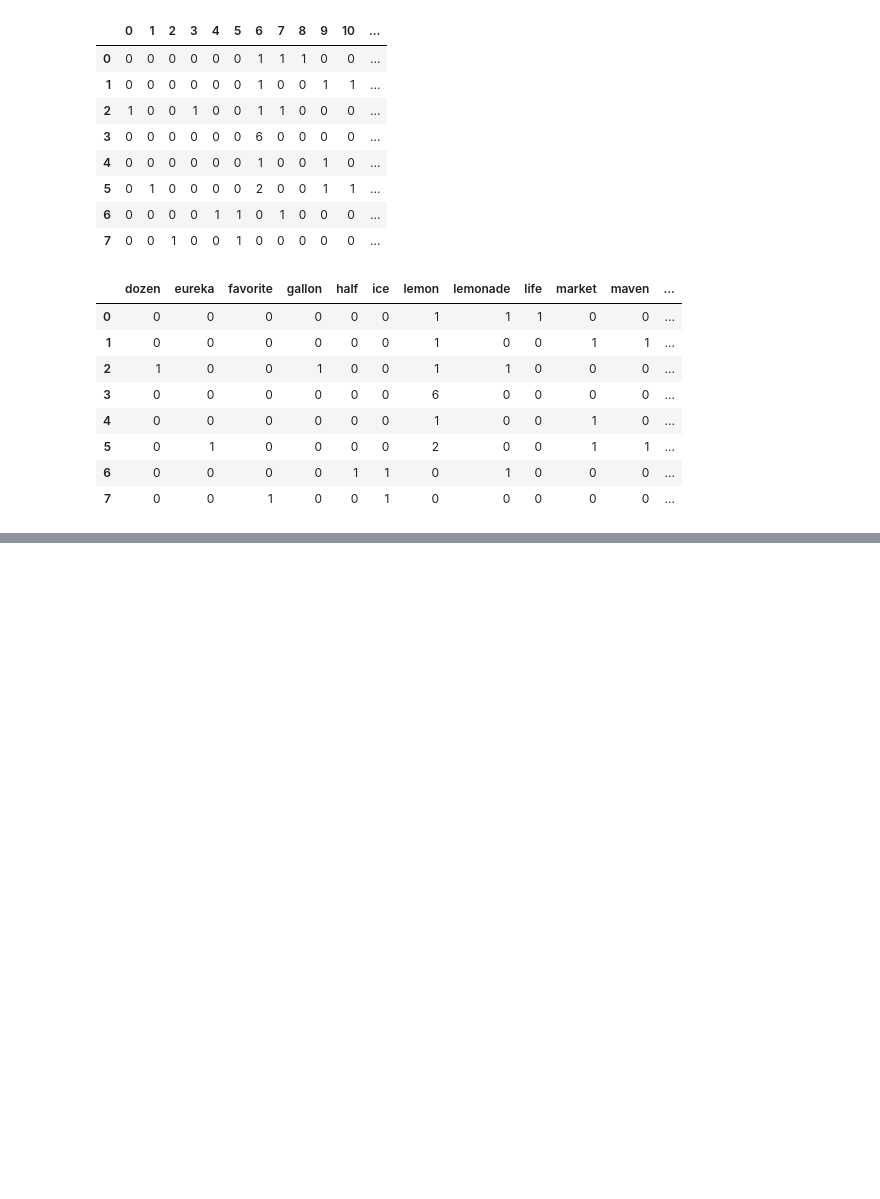
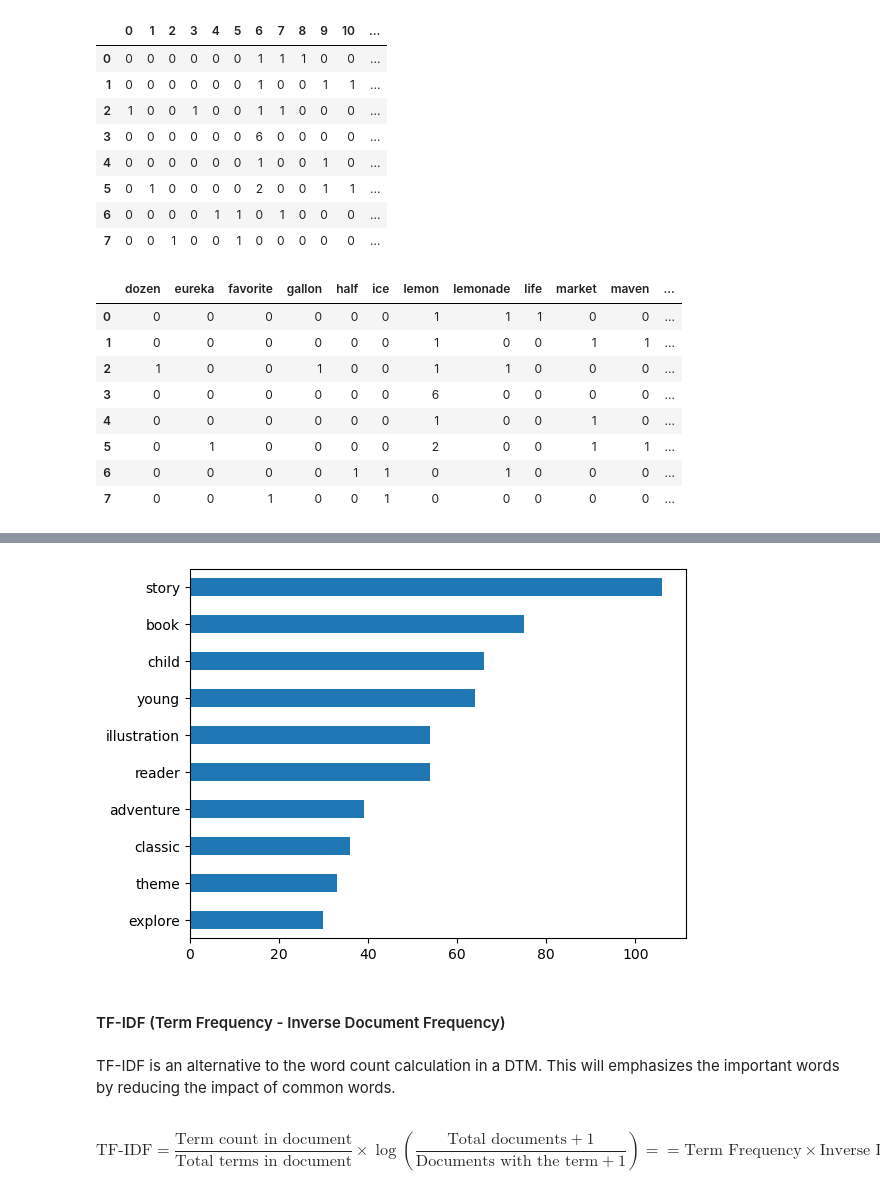
Before and after one commit to sulabola/NLP_in_Python, a Jupyter notebook: Chapter 2 - Text Preprocessing.ipynb, the cells around one changed output, grey strips where cells are left out. Cells and saved outputs as stored; diff of their text form; code cells hidden in the pictures; blank space fills up the shorter version.

```diff
--- a/Chapter 2 - Text Preprocessing.ipynb
+++ b/Chapter 2 - Text Preprocessing.ipynb
@@ -1102,0 +1195,5 @@ dtm_df
+# %%
+cv4 = CountVectorizer(stop_words='english', min_df=0.10)
+dtm4 = cv4.fit_transform(df2['Description_Clean'])
+dtm4_df = pd.DataFrame(dtm4.toarray(), columns=cv4.get_feature_names_out())
+dtm4_df
@@ -1102,0 +1214,5 @@ dtm_df
+# %%
+### Most common terms
+
+top_terms = dtm4_df.sum().sort_values().tail(10)
+top_terms
@@ -1102,0 +1248,23 @@ dtm_df
+# %%
+### Horizontal bar chart for the most common terms
+
+top_terms.plot(kind='barh');
+# %% [output]
+[figure, added]
+# %% [markdown]
+#### TF-IDF (Term Frequency - Inverse Document Frequency)
+# %% [markdown]
+TF-IDF is an alternative to the word count calculation in a DTM. This will emphasizes the important words by reducing the impact of common words.
+# %% [markdown]
+$$
+\text{TF-IDF}
+=
+\frac{\text{Term count in document}}
+{\text{Total terms in document}}
+\times
+\log\left(
+\frac{\text{Total documents}+1}
+{\text{Documents with the term}+1}
+\right)
+== \text{Term Frequency} \times \text{Inverse Document Frequency}
+$$
```
Also changed, not shown: parts of 13 cells of this notebook.
